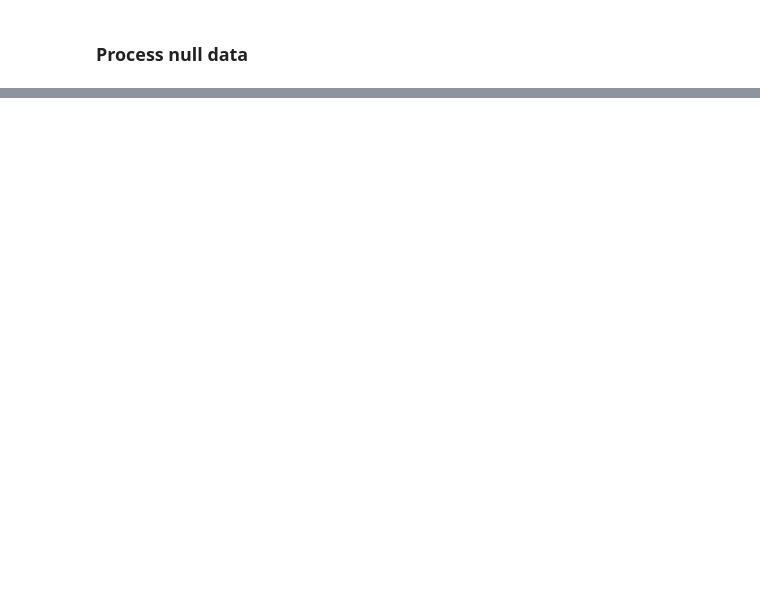
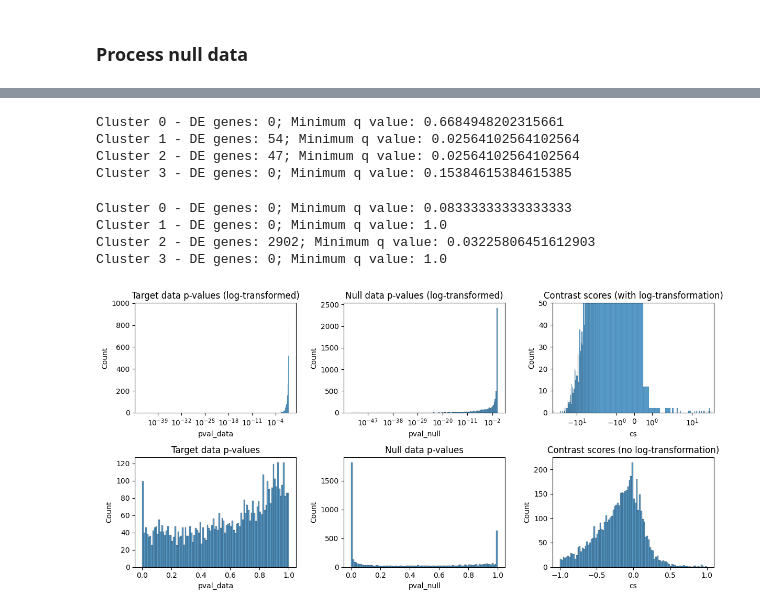
Before and after one commit to bio-datascience/BacSC, a Jupyter notebook: analysis/P_aero_S2S3/S3_cluster_analysis.ipynb, the cells around one changed output, grey strips where cells are left out. Saved outputs shown, nothing was run; the diff lists cells and outputs as text; code cells hidden in the pictures; blank space fills up the shorter version.

```diff
--- a/analysis/P_aero_S2S3/S3_cluster_analysis.ipynb
+++ b/analysis/P_aero_S2S3/S3_cluster_analysis.ipynb
@@ -109,0 +254,70 @@ plt.show()
+# %%
+DEs_log_gen = {}
+pvals_log_gen = {}
+fdr = 0.05
+
+for c in clusters:
+    X_data_0 = data_gene.X[data_gene.obs["leiden_opt"] == c].copy()
+    X_data_1 = data_gene.X[data_gene.obs["leiden_opt"] != c].copy()
+    p_data = pd.DataFrame({"pval_data": ranksums(X_data_0, X_data_1, alternative="two-sided").pvalue}, index=data_gene.var.index)
+    DE_TU, pval_TU = cd.call_de(p_data, pval_null_gen, FDR=fdr, correct=False, nlog=True)
+    data_gene.var[f"pval_cluster_{c}_gen"] = pval_TU["pval_data"]
+    data_gene.var[f"q_cluster_{c}_gen"] = pval_TU["q"]
+    data_gene.var[f"DE_cluster_{c}_gen"] = (data_gene.var[f"q_cluster_{c}_gen"] < fdr)
+
+    DEs_log_gen[c] = DE_TU
+    pvals_log_gen[c] = pval_TU
+    print(f"Cluster {c} - DE genes: {len(DEs_log_gen[c])}; Minimum q value: {np.min(pvals_log_gen[c]['q'])}")
+# %% [output]
+Cluster 0 - DE genes: 0; Minimum q value: 0.6684948202315661
+Cluster 1 - DE genes: 54; Minimum q value: 0.02564102564102564
+Cluster 2 - DE genes: 47; Minimum q value: 0.02564102564102564
+Cluster 3 - DE genes: 0; Minimum q value: 0.15384615384615385
+# %%
+DEs_gen = {}
+pvals_gen = {}
+fdr = 0.05
+
+for c in clusters:
+    X_data_0 = data_gene.X[data_gene.obs["leiden_opt"] == c].copy()
+    X_data_1 = data_gene.X[data_gene.obs["leiden_opt"] != c].copy()
+    p_data = pd.DataFrame({"pval_data": ranksums(X_data_0, X_data_1, alternative="two-sided").pvalue}, index=data_gene.var.index)
+    DE_TU, pval_TU = cd.call_de(p_data, pval_null_gen, FDR=fdr, correct=False, nlog=False)
+    data_gene.var[f"pval_cluster_{c}_gen"] = pval_TU["pval_data"]
+    data_gene.var[f"q_cluster_{c}_gen"] = pval_TU["q"]
+    data_gene.var[f"DE_cluster_{c}_gen"] = (data_gene.var[f"q_cluster_{c}_gen"] < fdr)
+
+    DEs_gen[c] = DE_TU
+    pvals_gen[c] = pval_TU
+    print(f"Cluster {c} - DE genes: {len(DEs_gen[c])}; Minimum q value: {np.min(pvals_gen[c]['q'])}")
+# %% [output]
+Cluster 0 - DE genes: 0; Minimum q value: 0.08333333333333333
+Cluster 1 - DE genes: 0; Minimum q value: 1.0
+Cluster 2 - DE genes: 2902; Minimum q value: 0.03225806451612903
+Cluster 3 - DE genes: 0; Minimum q value: 1.0
+# %%
+c = "3"
+
+fig, ax = plt.subplots(2, 3, figsize=(12,6))
+sns.histplot(pvals_log_gen[c], x="pval_data", ax=ax[0,0], log_scale=True)
+ax[0,0].set_title("Target data p-values (log-transformed)")
+sns.histplot(pvals_log_gen[c], x="pval_null", ax=ax[0,1], log_scale=True)
+ax[0,1].set_title("Null data p-values (log-transformed)")
+
+sns.histplot(pvals_log_gen[c], x="cs", ax=ax[0,2])
+ax[0,2].set_title("Contrast scores (with log-transformation)")
+ax[0,2].set(xscale="symlog", ylim=(0, 50))
+
+sns.histplot(pvals_gen[c], x="pval_data", ax=ax[1,0], bins=100)
+ax[1,0].set_title("Target data p-values")
+sns.histplot(pvals_gen[c], x="pval_null", ax=ax[1,1], bins=100)
+ax[1,1].set_title("Null data p-values")
+
+sns.histplot(pvals_gen[c], x="cs", ax=ax[1,2], bins=100)
+ax[1,2].set_title("Contrast scores (no log-transformation)")
+
+
+plt.tight_layout()
+plt.show()
+# %% [output]
+[figure, added]
```
Also changed, not shown: parts of 15 cells of this notebook, 1 other file.
